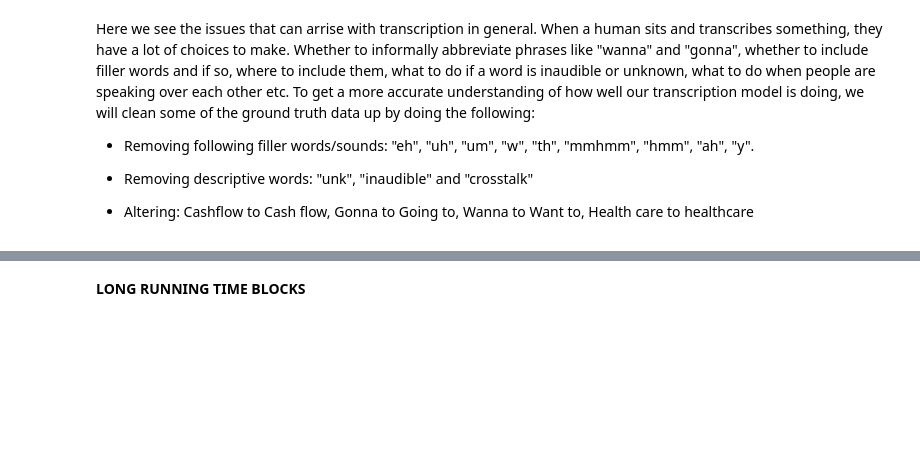
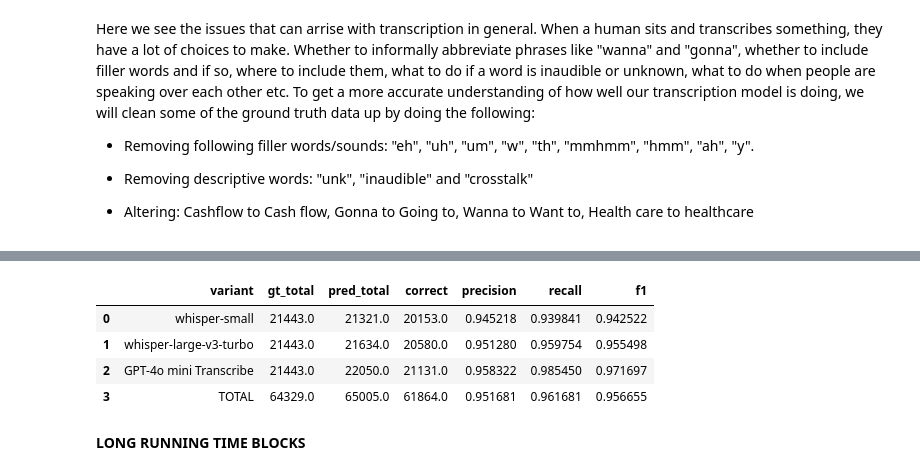
Before and after one commit to MakkerW/Thesis, a Jupyter notebook: Metrics.ipynb, the cells around one changed output, grey strips where cells are left out. Drawn from its saved outputs; the diff is of its cells as text; code cells hidden in the pictures; blank space fills up the shorter version.

```diff
--- a/Metrics.ipynb
+++ b/Metrics.ipynb
@@ -516,0 +681,67 @@ Passing `palette` without assigning `hue` is deprecated and will be removed in v
+# %%
+def extract_numbers(text):
+    return re.findall(r'\d+(?:\.\d+)?', text)
+
+def evaluate_number_accuracy(df_paths):
+    results = []
+    variants = df_paths['variant'].unique()
+
+    for variant in variants:
+        df_var = df_paths[df_paths['variant'] == variant]
+
+        gt_total = 0
+        pred_total = 0
+        correct_total = 0
+
+        for _, row in df_var.iterrows():
+            gt_numbers = extract_numbers(row['gt_text'])
+            hyp_numbers = extract_numbers(row['hyp_text'])
+
+            gt_total += len(gt_numbers)
+            pred_total += len(hyp_numbers)
+            correct_total += sum(1 for n in hyp_numbers if n in gt_numbers)
+
+        precision = correct_total / pred_total if pred_total else 0
+        recall = correct_total / gt_total if gt_total else 0
+        f1 = 2 * precision * recall / (precision + recall) if (precision + recall) else 0
+
+        results.append({
+            'variant': variant,
+            'gt_total': gt_total,
+            'pred_total': pred_total,
+            'correct': correct_total,
+            'precision': precision,
+            'recall': recall,
+            'f1': f1
+        })
+
+    # Calculate total across all variants
+    totals = pd.DataFrame(results).sum(numeric_only=True)
+    total_correct = totals['correct']
+    total_pred = totals['pred_total']
+    total_gt = totals['gt_total']
+    total_precision = total_correct / total_pred if total_pred else 0
+    total_recall = total_correct / total_gt if total_gt else 0
+    total_f1 = 2 * total_precision * total_recall / (total_precision + total_recall) if (total_precision + total_recall) else 0
+
+    results.append({
+        'variant': 'TOTAL',
+        'gt_total': total_gt,
+        'pred_total': total_pred,
+        'correct': total_correct,
+        'precision': total_precision,
+        'recall': total_recall,
+        'f1': total_f1
+    })
+
+    df_result = pd.DataFrame(results)
+
+    print(df_result.to_string(index=False, float_format='%.3f'))
+
+    return df_result
+
+print("Number accuracy for combined_21:")
+evaluate_number_accuracy(df_paths_21)
+print("\nNumber accuracy for combined_22:")
+evaluate_number_accuracy(df_paths_22)
+# %% [output]
@@ -517,3 +761,8 @@ Passing `palette` without assigning `hue` is deprecated and will be removed in v
+|  | variant | gt_total | pred_total | correct | precision | recall | f1 |
+| 0 | whisper-small | 21443.0 | 21321.0 | 20153.0 | 0.945218 | 0.939841 | 0.942522 |
+| 1 | whisper-large-v3-turbo | 21443.0 | 21634.0 | 20580.0 | 0.951280 | 0.959754 | 0.955498 |
+| 2 | GPT-4o mini Transcribe | 21443.0 | 22050.0 | 21131.0 | 0.958322 | 0.985450 | 0.971697 |
+| 3 | TOTAL | 64329.0 | 65005.0 | 61864.0 | 0.951681 | 0.961681 | 0.956655 |
 # %% [markdown]
 **LONG RUNNING TIME BLOCKS**
 # %% [markdown]
```
Also changed, not shown: parts of 14 cells of this notebook, 8 other files.
